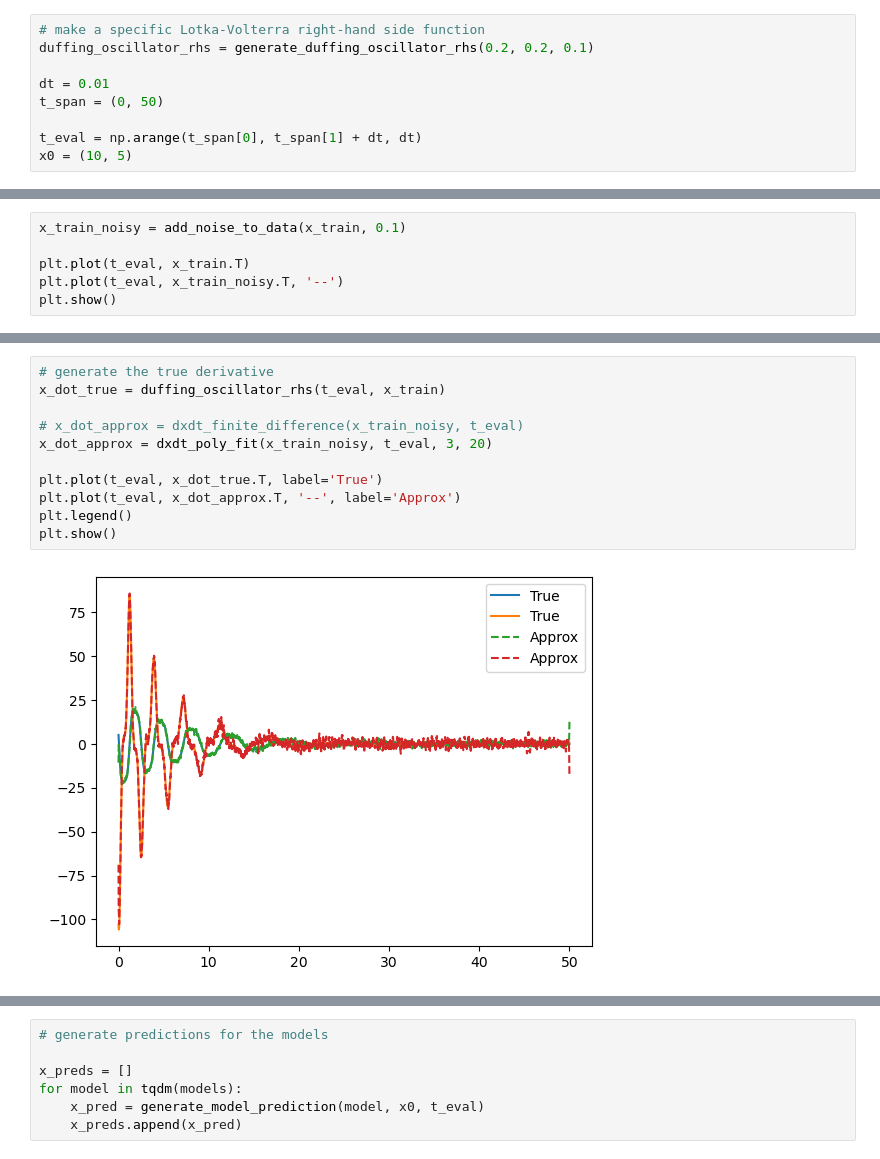
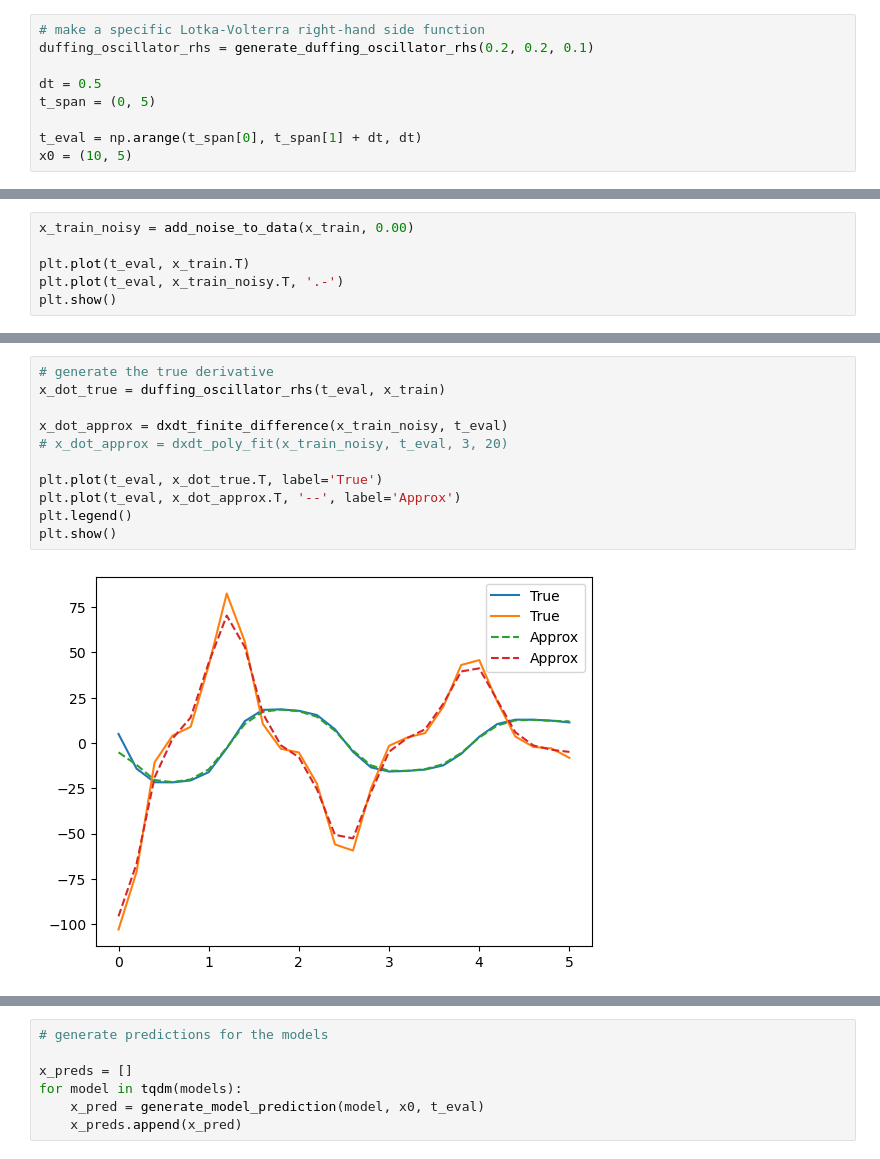
Before and after one commit to etrilling/MS-project, a Jupyter notebook: tmp1-random-duffing-oscillator-tests.ipynb, the cells around one changed output, grey strips where cells are left out. Cells and saved outputs as stored; diff of their text form.

```diff
--- a/tmp1-random-duffing-oscillator-tests.ipynb
+++ b/tmp1-random-duffing-oscillator-tests.ipynb
@@ -16,8 +13,8 @@ The autoreload extension is already loaded. To reload it, use:
 # make a specific Lotka-Volterra right-hand side function
 duffing_oscillator_rhs = generate_duffing_oscillator_rhs(0.2, 0.2, 0.1)
 
-dt = 0.01
-t_span = (0, 50)
+dt = 0.5
+t_span = (0, 5)
 
 t_eval = np.arange(t_span[0], t_span[1] + dt, dt)
 x0 = (10, 5)
@@ -31,7 +28,7 @@ plt.show()
 # %%
-x_train_noisy = add_noise_to_data(x_train, 0.1)
+x_train_noisy = add_noise_to_data(x_train, 0.00)
 
 plt.plot(t_eval, x_train.T)
-plt.plot(t_eval, x_train_noisy.T, '--')
+plt.plot(t_eval, x_train_noisy.T, '.-')
 plt.show()
 # %% [output]
@@ -45,16 +39,16 @@ plt.plot(x_train_noisy[0], x_train_noisy[1], '.-', markersize=5)
 # %%
 # generate the true derivative
 x_dot_true = duffing_oscillator_rhs(t_eval, x_train)
 
-# x_dot_approx = dxdt_finite_difference(x_train_noisy, t_eval)
-x_dot_approx = dxdt_poly_fit(x_train_noisy, t_eval, 3, 20)
+x_dot_approx = dxdt_finite_difference(x_train_noisy, t_eval)
+# x_dot_approx = dxdt_poly_fit(x_train_noisy, t_eval, 3, 20)
 
 plt.plot(t_eval, x_dot_true.T, label='True')
 plt.plot(t_eval, x_dot_approx.T, '--', label='Approx')
 plt.legend()
 plt.show()
 # %% [output]
-[figure, old version]
+[figure, new version]
 # %%
 # generate models for different noise levels
 
```
Also changed, not shown: parts of 7 cells of this notebook, 6 other files.
